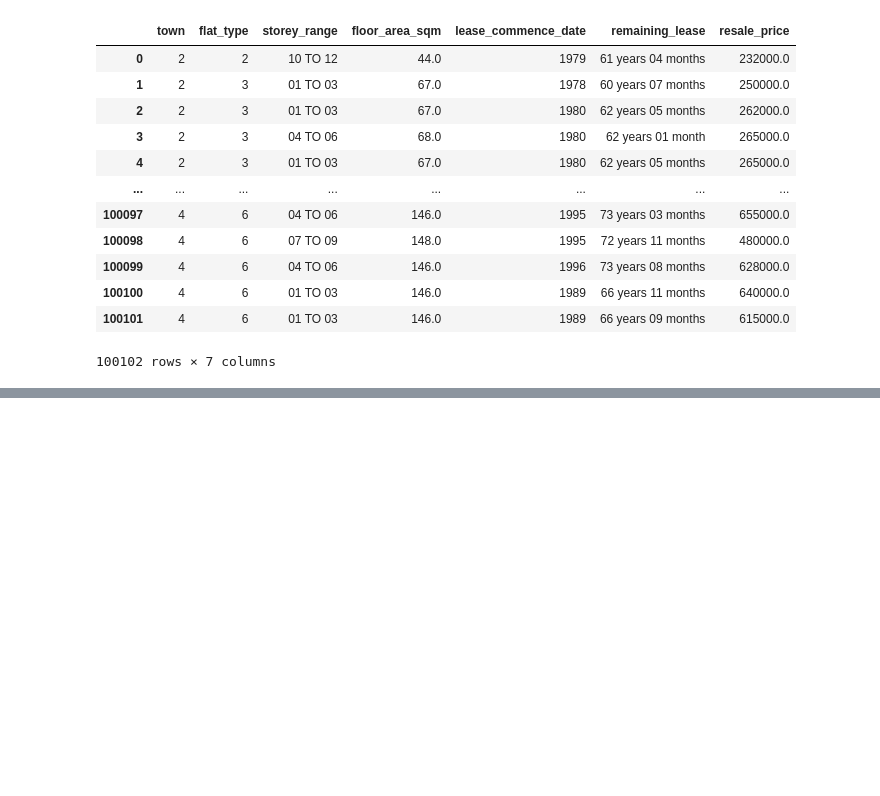
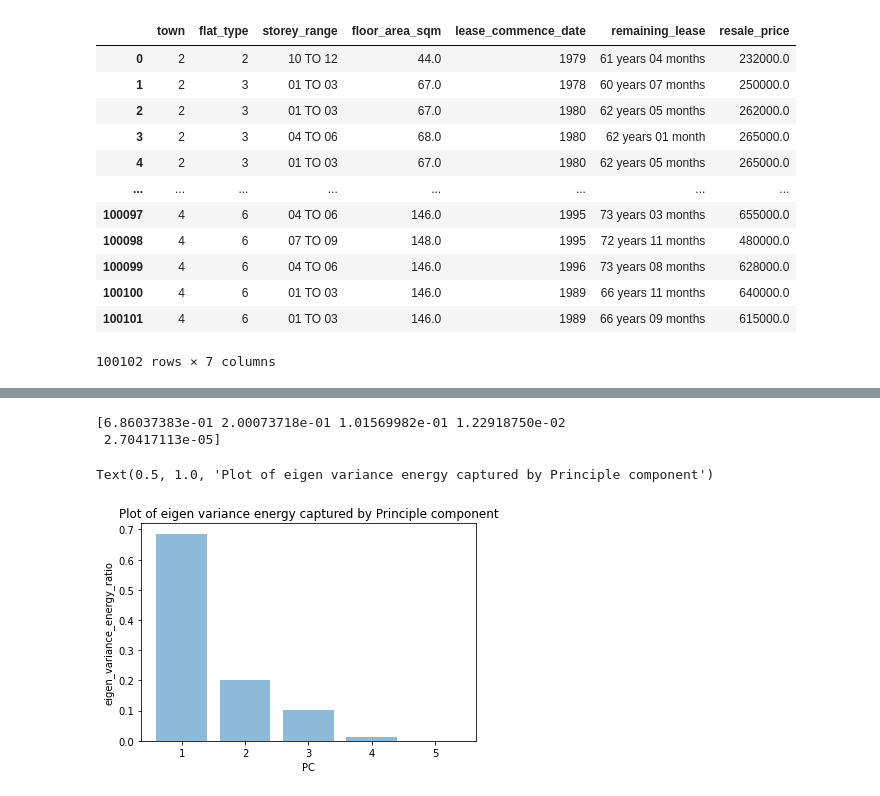
Before and after one commit to Bcwz/hdb, a Jupyter notebook: hdb.ipynb, the cells around one changed output, grey strips where cells are left out. Drawn from its saved outputs; the diff is of its cells as text; code cells hidden in the pictures; blank space fills up the shorter version.

```diff
--- a/hdb.ipynb
+++ b/hdb.ipynb
@@ -271,0 +294,21 @@ dfClassified
+# %%
+number_of_people = []
+for row in dfClassified.index:
+    if dfClassified['flat_type'][row] == 1 :
+        number_of_people.append(2)
+    elif dfClassified['flat_type'][row] == 2 :
+        number_of_people.append(3)
+    elif dfClassified['flat_type'][row] == 3 :
+        number_of_people.append(4)
+    elif dfClassified['flat_type'][row] == 4 :
+        number_of_people.append(5)
+    elif dfClassified['flat_type'][row] == 5 :
+        number_of_people.append(6)
+    elif dfClassified['flat_type'][row] == 6 :
+        number_of_people.append(7)
+    elif dfClassified['flat_type'][row] == 7 :
+        number_of_people.append(7)
+    else:
+        number_of_people.append('rip')
+dfClassified['number_of_people'] = number_of_people
+dfClassified
@@ -380,0 +525,5 @@ dfClassified
+# %%
+from sklearn.decomposition import PCA
+pca_all = PCA()
+pca_all.fit(standardized)
+print(standardized)
@@ -380,0 +538,12 @@ dfClassified
+# %%
+eigen_energy=pca_all.explained_variance_ratio_
+print(eigen_energy)
+plt.bar(range(1,6), eigen_energy, alpha=0.5, align='center', label='individual explained variance')
+plt.xlabel('PC')
+plt.ylabel('eigen_variance_energy_ratio')
+plt.title("Plot of eigen variance energy captured by Principle component")
+# %% [output]
+[6.86037383e-01 2.00073718e-01 1.01569982e-01 1.22918750e-02
+ 2.70417113e-05]
+Text(0.5, 1.0, 'Plot of eigen variance energy captured by Principle component')
+[figure, added]
```
Also changed, not shown: parts of 34 cells of this notebook.
